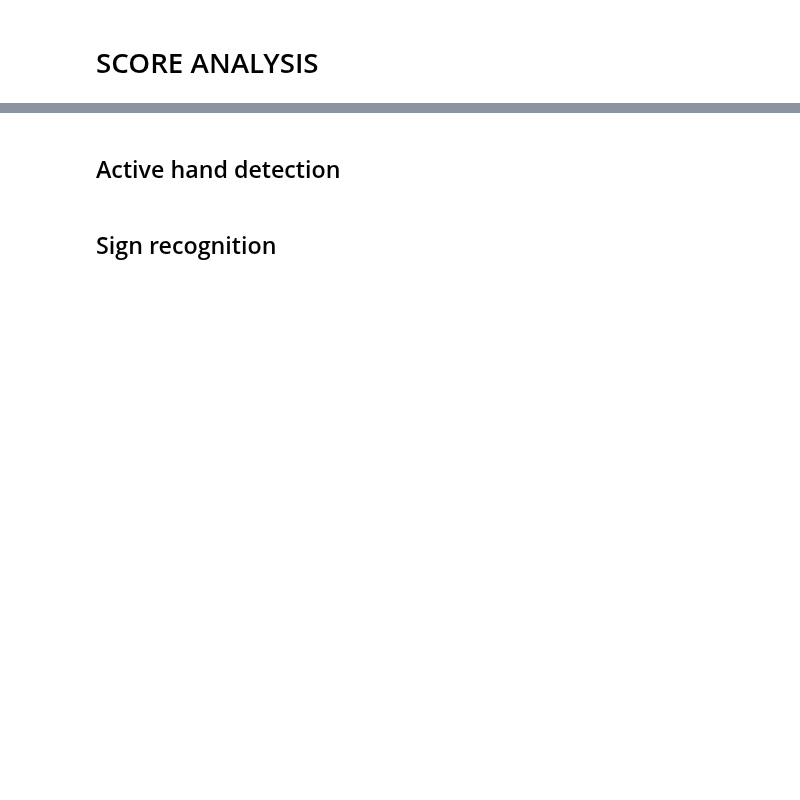
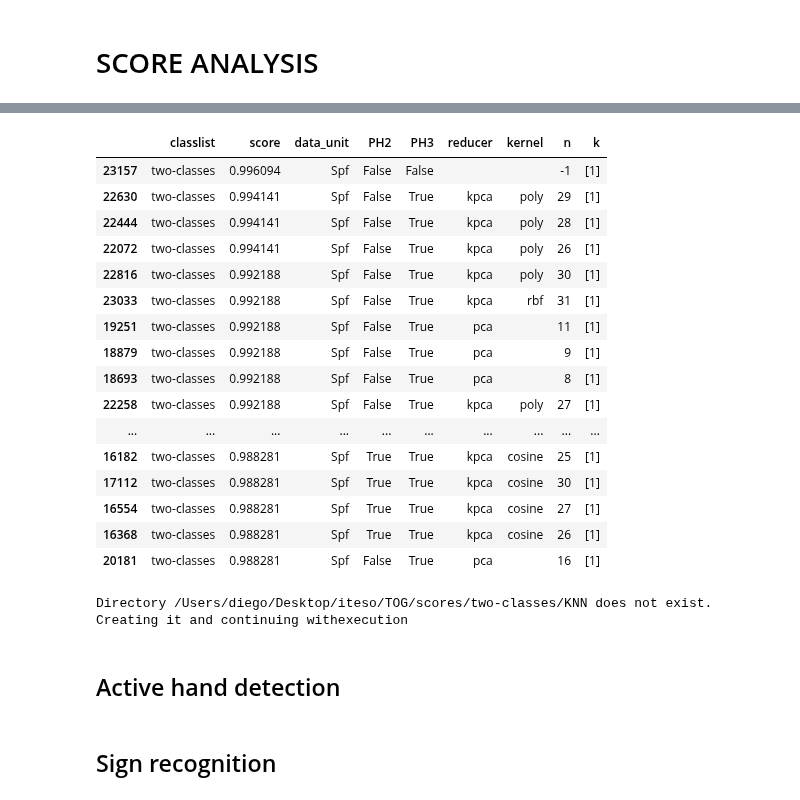
Before and after one commit to dasantac/TOG, a Jupyter notebook: src/TRAIN/TRAINdriver.ipynb, the cells around one changed output, grey strips where cells are left out. Drawn from its saved outputs; the diff is of its cells as text; code cells hidden in the pictures; blank space fills up the shorter version.

Commit message:
Full two-classes KNN training with refactored code. Scores: ahpf: 0.986; spf: 0.996; spv: 0.930. Also started BERT code

```diff
--- a/src/TRAIN/TRAINdriver.ipynb
+++ b/src/TRAIN/TRAINdriver.ipynb
@@ -46,7 +126,29 @@ knn_scores_df
+# %%
+knn_scores_df.sort_values(by="score", ascending=False).head(50)
+# %% [output]
+|  | classlist | score | data_unit | PH2 | PH3 | reducer | kernel | n | k |
+| 23157 | two-classes | 0.996094 | Spf | False | False |  |  | -1 | [1] |
+| 22630 | two-classes | 0.994141 | Spf | False | True | kpca | poly | 29 | [1] |
+| 22444 | two-classes | 0.994141 | Spf | False | True | kpca | poly | 28 | [1] |
+| 22072 | two-classes | 0.994141 | Spf | False | True | kpca | poly | 26 | [1] |
+| 22816 | two-classes | 0.992188 | Spf | False | True | kpca | poly | 30 | [1] |
+| 23033 | two-classes | 0.992188 | Spf | False | True | kpca | rbf | 31 | [1] |
+| 19251 | two-classes | 0.992188 | Spf | False | True | pca |  | 11 | [1] |
+| 18879 | two-classes | 0.992188 | Spf | False | True | pca |  | 9 | [1] |
+| 18693 | two-classes | 0.992188 | Spf | False | True | pca |  | 8 | [1] |
+| 22258 | two-classes | 0.992188 | Spf | False | True | kpca | poly | 27 | [1] |
+| ... | ... | ... | ... | ... | ... | ... | ... | ... | ... |
+| 16182 | two-classes | 0.988281 | Spf | True | True | kpca | cosine | 25 | [1] |
+| 17112 | two-classes | 0.988281 | Spf | True | True | kpca | cosine | 30 | [1] |
+| 16554 | two-classes | 0.988281 | Spf | True | True | kpca | cosine | 27 | [1] |
+| 16368 | two-classes | 0.988281 | Spf | True | True | kpca | cosine | 26 | [1] |
+| 20181 | two-classes | 0.988281 | Spf | False | True | pca |  | 16 | [1] |
 # %%
 now = datetime.now().strftime("%Y-%m-%d_%H:%M:%S")
-sup.create_dir_if_not_exists(os.path.join(sup.TRAIN_SCORES_ROOT, sup.TRAIN_KNN_CODE))
+sup.create_dir_if_not_exists(os.path.join(sup.TRAIN_SCORES_ROOT, "two-classes", sup.TRAIN_KNN_CODE))
 knn_scores_df.to_csv(os.path.join(sup.TRAIN_SCORES_ROOT, sup.TRAIN_KNN_CODE, f"{now}.csv"), index=False)
+# %% [output]
+Directory /Users/diego/Desktop/iteso/TOG/scores/two-classes/KNN does not exist. Creating it and continuing withexecution
 # %% [markdown]
 ## Active hand detection
 # %%
```
Also changed, not shown: parts of 7 cells of this notebook, 6 other files.
